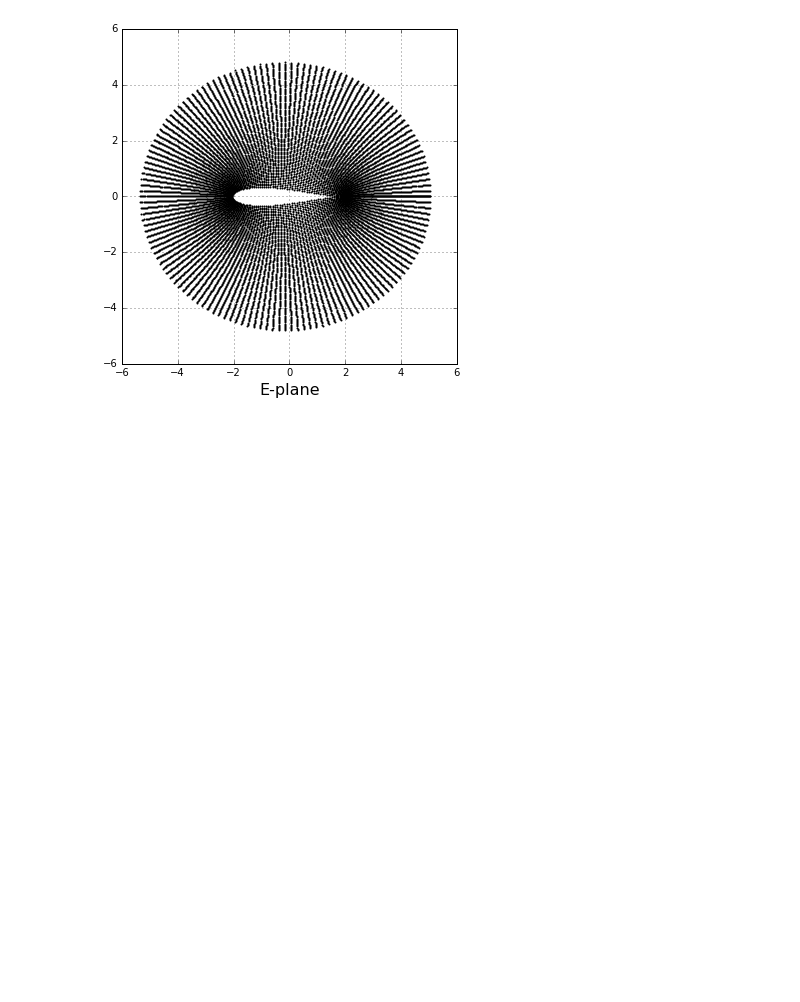
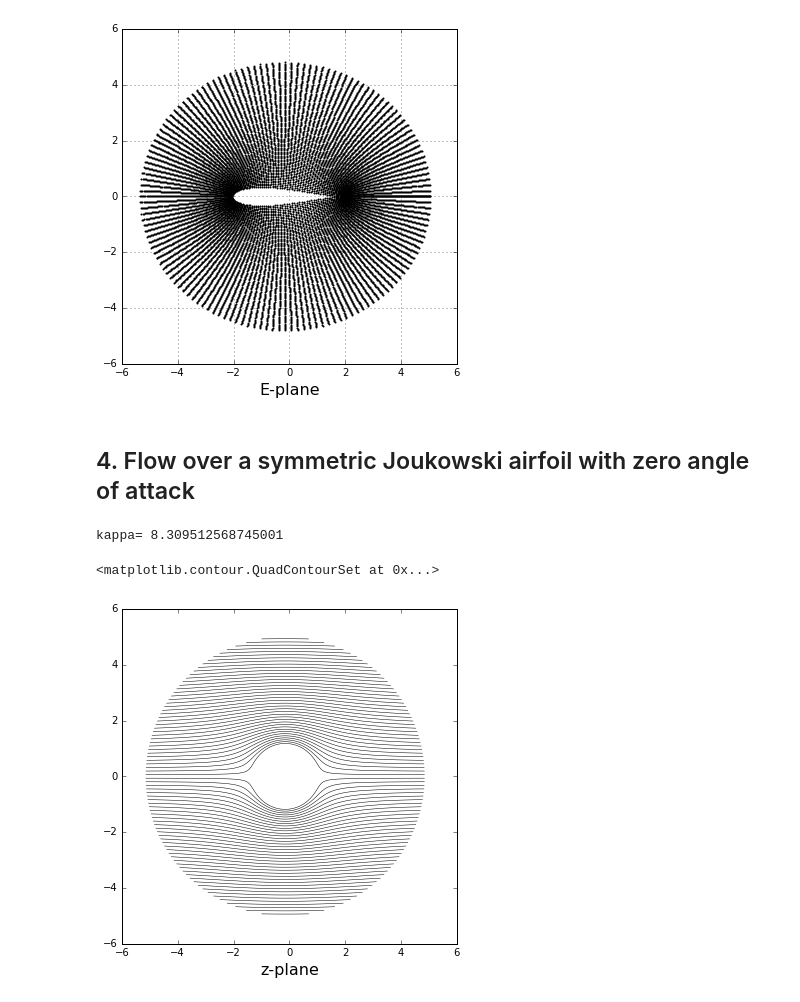
Before and after one commit to liu19941121/mae6226-work, a Jupyter notebook: assignment_2.ipynb, the cells around one changed output. Cells and saved outputs as stored; diff of their text form; code cells hidden in the pictures; blank space fills up the shorter version.

```diff
--- a/assignment_2.ipynb
+++ b/assignment_2.ipynb
@@ -133,3 +133,52 @@ pyplot.scatter(E_4.real, E_4.imag, color='k', s=4, marker='o', linewidth=0)
 # %% [output]
 <matplotlib.collections.PathCollection at 0x...>
 [figure]
+# %% [markdown]
+## 4. Flow over a symmetric Joukowski airfoil with zero angle of attack
+# %%
+u_inf = 1.0
+R = 1.15
+kappa = (R**2)*2*math.pi*u_inf
+print('kappa=', kappa)
+# %% [output]
+kappa= 8.309512568745001
+# %%
+def get_velocity_doublet(strength, xd, yd, X, Y):
+
+    u = - strength/(2*math.pi)*((X-xd)**2-(Y-yd)**2)/((X-xd)**2+(Y-yd)**2)**2
+    v = - strength/(2*math.pi)*2*(X-xd)*(Y-yd)/((X-xd)**2+(Y-yd)**2)**2
+
+    return u, v
+
+def get_stream_function_doublet(strength, xd, yd, X, Y):
+
+    psi = - strength/(2*math.pi)*(Y-yd)/((X-xd)**2+(Y-yd)**2)
+
+    return psi
+# %%
+# compute the velocity field on the mesh grid
+u_doublet, v_doublet = get_velocity_doublet(kappa, x_c, y_c, z_x, z_y)
+
+# compute the stream-function on the mesh grid
+psi_doublet = get_stream_function_doublet(kappa, x_c, y_c, z_x, z_y)
+# %%
+u_freestream = u_inf * numpy.ones((N_theta, N_r), dtype=float)
+v_freestream = numpy.zeros((N_theta, N_r), dtype=float)
+
+psi_freestream = u_inf * z_y
+# %%
+# superposition of the doublet on the freestream flow
+u = u_freestream + u_doublet
+v = v_freestream + v_doublet
+psi = psi_freestream + psi_doublet
+
+# plot the streamlines
+size = 6
+pyplot.figure(figsize=(size, size))
+pyplot.xlabel('z-plane', fontsize=16)
+pyplot.xlim(-6, 6)
+pyplot.ylim(-6, 6)
+pyplot.contour(z_x, z_y, psi, levels=numpy.linspace(-6, 6, 100), colors='k', linewidths=0.5, linestyles='solid')
+# %% [output]
+<matplotlib.contour.QuadContourSet at 0x...>
+[figure, added]
```
Also changed, not shown: parts of 10 cells of this notebook.
